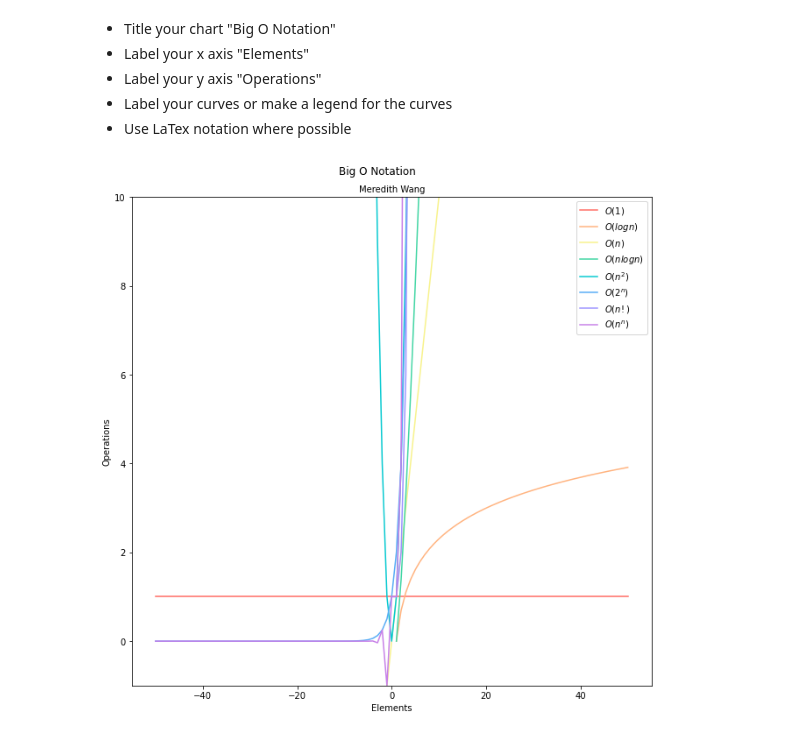
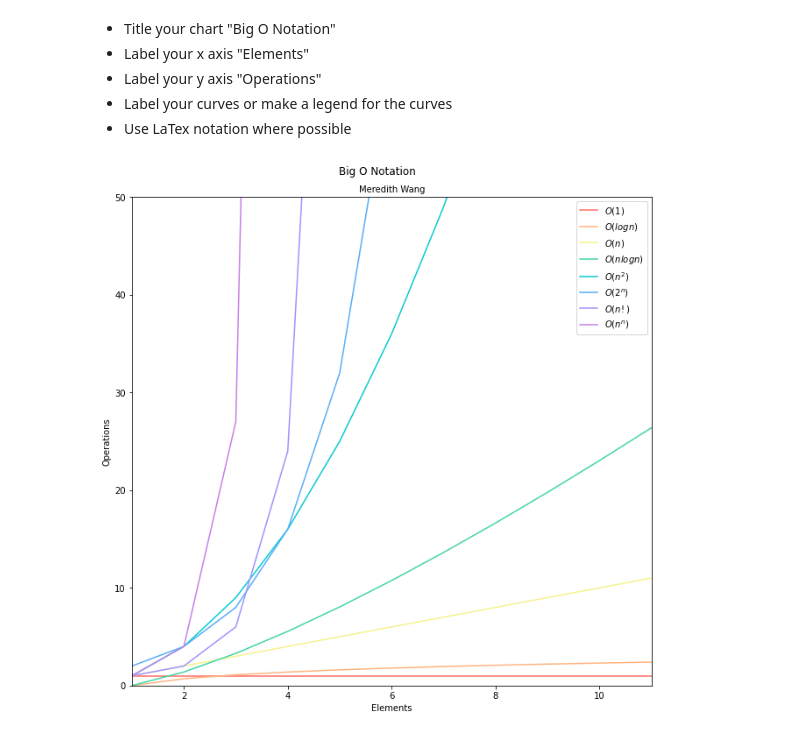
Before and after one commit to m3redithw/numpy-pandas-visualization-exercises, a Jupyter notebook: big_o_notation.ipynb, the cells around one changed output. Saved outputs shown, nothing was run; the diff lists cells and outputs as text; code cells hidden in the pictures.

```diff
--- a/big_o_notation.ipynb
+++ b/big_o_notation.ipynb
@@ -31,32 +31,33 @@ plt.plot(n, y, c = '#f8f38d', label = '$O(n)$')
 
 # y = n * log(n)
 n = range(1,51)
 y = [n * math.log(n) for n in n]
 plt.plot(n, y, c = '#42d6a4', label = '$O(n log n)$')
 
 # y = n^2
 n = range(-50, 51)
 y = [n ** 2 for n in n]
 plt.plot(n, y, c = '#08cad1', label = '$O(n^2)$')
 
 # y = 2^n
 n = range(-50,51)
 y = [2 ** n for n in n]
 plt.plot(n, y, c = '#59adf6', label = '$O(2^n)$')
 
 # y = n!
 n = range(0,51)
 y = [math.factorial(n) for n in n]
 plt.plot(n, y, c = '#9d94ff', label = '$O(n!)$')
 
 # y = n^n
 n = range(-50,51)
 y = [n ** n for n in n]
 plt.plot(n, y, c = '#c780e8', label = '$O(n^n)$')
 
-plt.ylim(-1,10)
+plt.xlim(1,11)
+plt.ylim(0,50)
 plt.legend(loc = 'upper right')
 plt.title('Meredith Wang', size = 10)
 plt.tight_layout()
 # %% [output]
-[figure, old version]
+[figure, new version]
```
